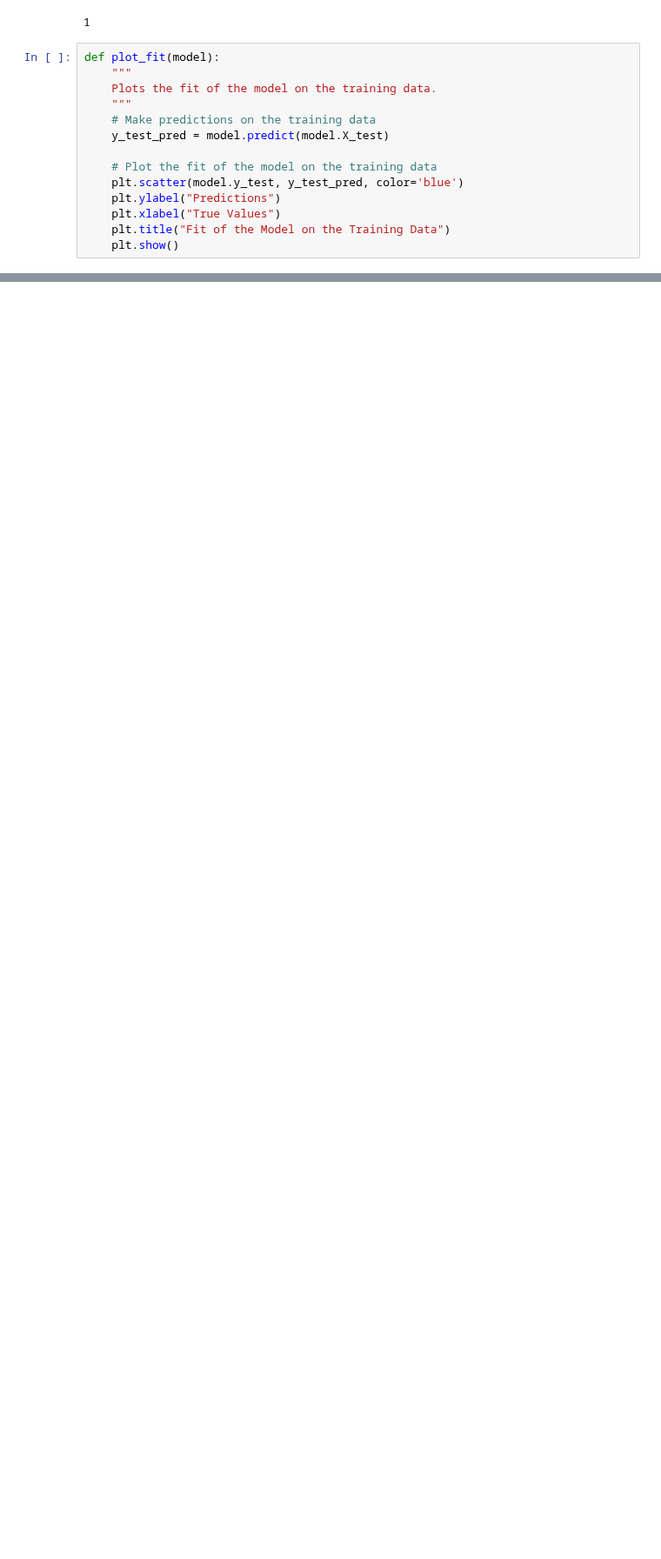
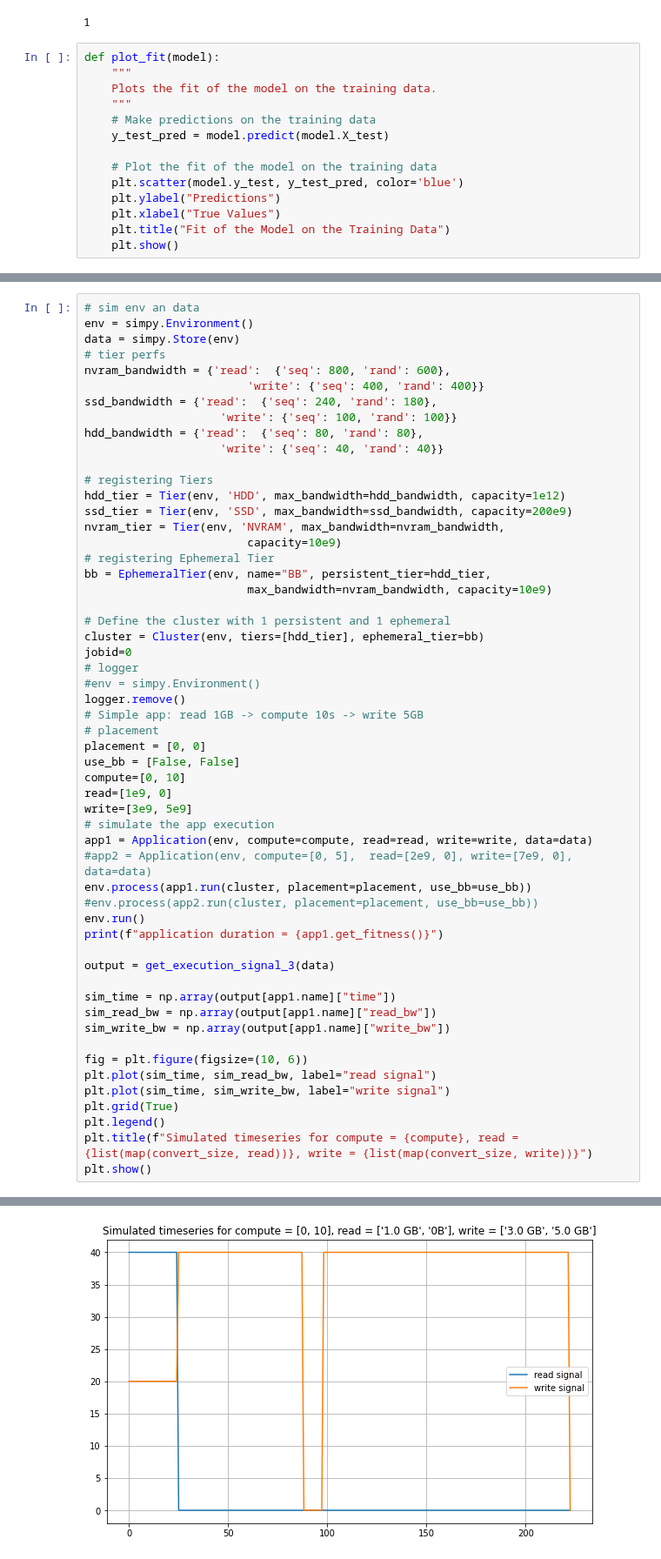
Before and after one commit to io-sea/recommendation-system, a Jupyter notebook: performance_data/performance_data/notebooks/perf_regression.ipynb, the cells around one changed output, grey strips where cells are left out. Shown at 87% size. Saved outputs shown, nothing was run; the diff lists cells and outputs as text; blank space fills up the shorter version.

```diff
--- a/performance_data/performance_data/notebooks/perf_regression.ipynb
+++ b/performance_data/performance_data/notebooks/perf_regression.ipynb
@@ -97,0 +130,56 @@ for model in [MLPRegressor, LinearRegression, Ridge, Lasso, ElasticNet,
+# %%
+# sim env an data
+env = simpy.Environment()
+data = simpy.Store(env)
+# tier perfs
+nvram_bandwidth = {'read':  {'seq': 800, 'rand': 600},
+                        'write': {'seq': 400, 'rand': 400}}
+ssd_bandwidth = {'read':  {'seq': 240, 'rand': 180},
+                    'write': {'seq': 100, 'rand': 100}}
+hdd_bandwidth = {'read':  {'seq': 80, 'rand': 80},
+                    'write': {'seq': 40, 'rand': 40}}
+
+# registering Tiers
+hdd_tier = Tier(env, 'HDD', max_bandwidth=hdd_bandwidth, capacity=1e12)
+ssd_tier = Tier(env, 'SSD', max_bandwidth=ssd_bandwidth, capacity=200e9)
+nvram_tier = Tier(env, 'NVRAM', max_bandwidth=nvram_bandwidth,
+                        capacity=10e9)
+# registering Ephemeral Tier
+bb = EphemeralTier(env, name="BB", persistent_tier=hdd_tier,
+                        max_bandwidth=nvram_bandwidth, capacity=10e9)
+
+# Define the cluster with 1 persistent and 1 ephemeral
+cluster = Cluster(env, tiers=[hdd_tier], ephemeral_tier=bb)
+jobid=0
+# logger
+#env = simpy.Environment()
+logger.remove()
+# Simple app: read 1GB -> compute 10s -> write 5GB
+# placement
+placement = [0, 0]
+use_bb = [False, False]
+compute=[0, 10]
+read=[1e9, 0]
+write=[3e9, 5e9]
+# simulate the app execution
+app1 = Application(env, compute=compute, read=read, write=write, data=data)
+#app2 = Application(env, compute=[0, 5],  read=[2e9, 0], write=[7e9, 0], data=data)
+env.process(app1.run(cluster, placement=placement, use_bb=use_bb))
+#env.process(app2.run(cluster, placement=placement, use_bb=use_bb))
+env.run()
+print(f"application duration = {app1.get_fitness()}")
+
+output = get_execution_signal_3(data)
+
+sim_time = np.array(output[app1.name]["time"])
+sim_read_bw = np.array(output[app1.name]["read_bw"])
+sim_write_bw = np.array(output[app1.name]["write_bw"])
+
+fig = plt.figure(figsize=(10, 6))
+plt.plot(sim_time, sim_read_bw, label="read signal")
+plt.plot(sim_time, sim_write_bw, label="write signal")
+plt.grid(True)
+plt.legend()
+plt.title(f"Simulated timeseries for compute = {compute}, read = {list(map(convert_size, read))}, write = {list(map(convert_size, write))}")
+plt.show()
+# %% [output]
@@ -97,0 +187 @@ for model in [MLPRegressor, LinearRegression, Ridge, Lasso, ElasticNet,
+[figure, added]
```
Also changed, not shown: parts of 12 cells of this notebook, 11 other files.
